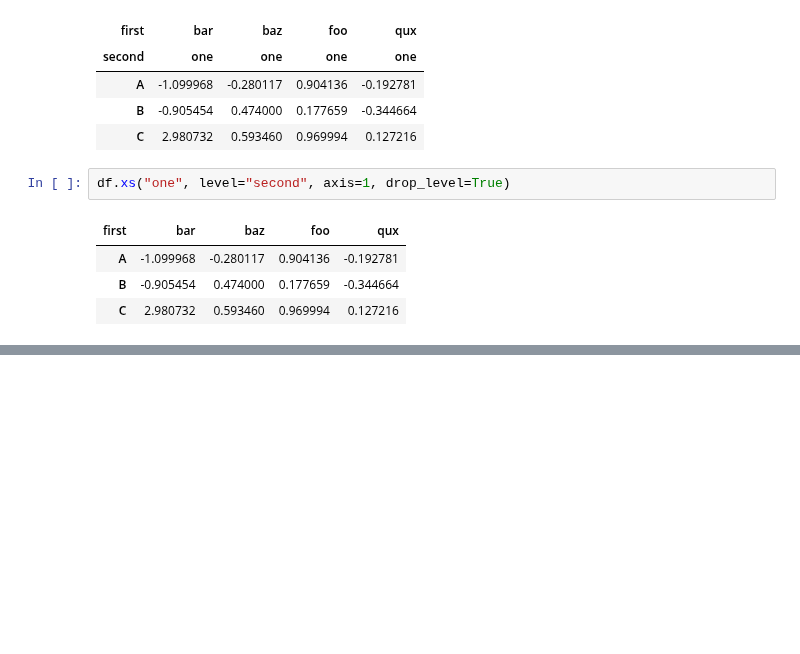
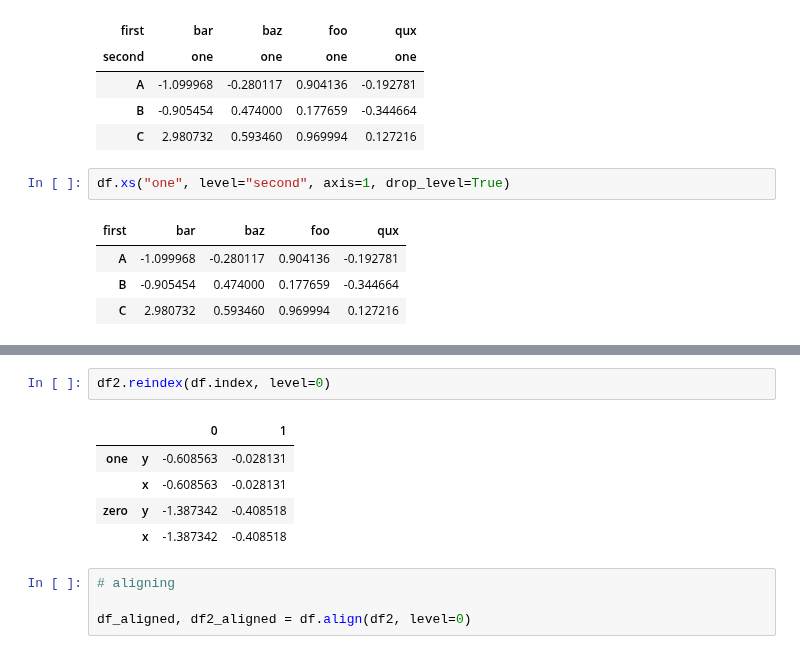
Before and after one commit to ilyak93/self-studying, a Jupyter notebook: DataEngineering/pandas/pandas_advanced_indexing.ipynb, the cells around one changed output, grey strips where cells are left out. Saved outputs shown, nothing was run; the diff lists cells and outputs as text; blank space fills up the shorter version.

```diff
--- a/DataEngineering/pandas/pandas_advanced_indexing.ipynb
+++ b/DataEngineering/pandas/pandas_advanced_indexing.ipynb
@@ -885,0 +911,12 @@ df.xs("one", level="second", axis=1, drop_level=True)
+# %%
+df2.reindex(df.index, level=0)
+# %% [output]
+|  |  | 0 | 1 |
+| one | y | -0.608563 | -0.028131 |
+|  | x | -0.608563 | -0.028131 |
+| zero | y | -1.387342 | -0.408518 |
+|  | x | -1.387342 | -0.408518 |
+# %%
+# aligning
+
+df_aligned, df2_aligned = df.align(df2, level=0)
```
Also changed, not shown: parts of 13 cells of this notebook.
